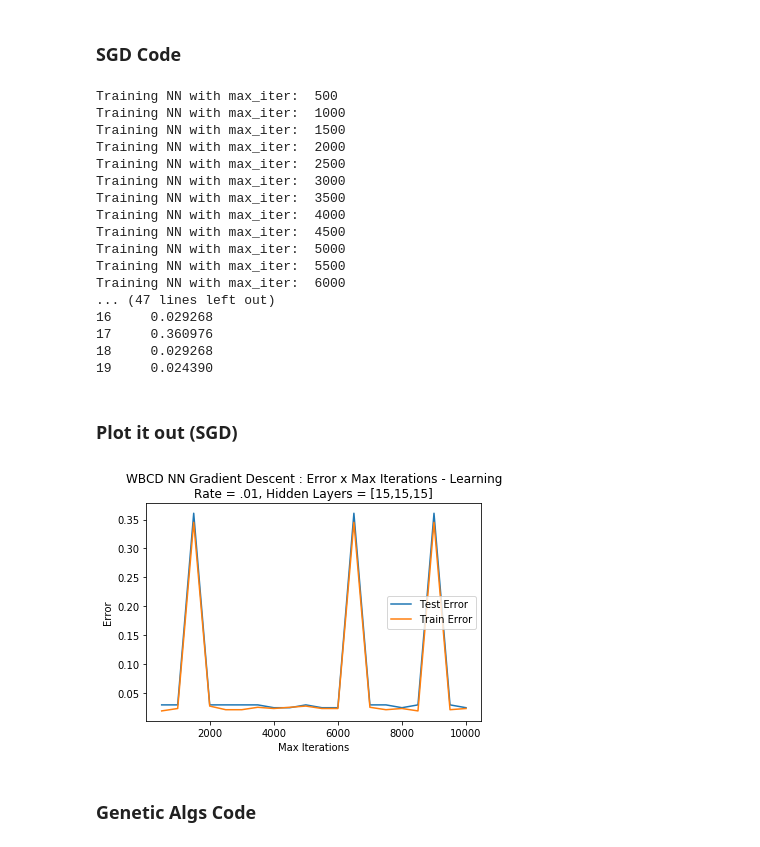
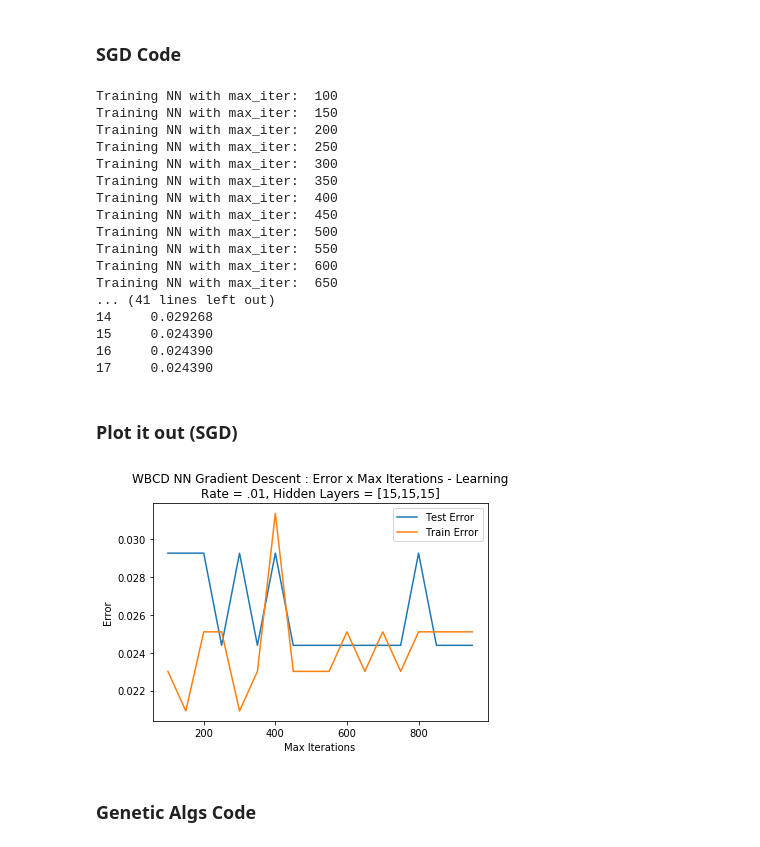
Before and after one commit to sgandhi3607/Project2-Randomized-Optimization, a Jupyter notebook: code/WBCD_NN_Graphing.ipynb, the cells around one changed output. Drawn from its saved outputs; the diff is of its cells as text; code cells hidden in the pictures.

```diff
--- a/code/WBCD_NN_Graphing.ipynb
+++ b/code/WBCD_NN_Graphing.ipynb
@@ -253,7 +253,8 @@ plt.savefig("../plots/" + filename)
 # %% [markdown]
 ### RHC Code
 # %%
-np.random.seed(5)
+# np.random.seed(5)
+np.random.seed(27)
 
 hidden_node_architecture = [15, 15, 15]
 
@@ -268,7 +269,8 @@ data = []
 cols = ["Max Iterations", "training accuracy", "testing accuracy", "training MSE", "testing MSE"]
 
 # COMMENCE TRAINING LOOP
-for max_iter in range(500, 10001, 500) :
+# for max_iter in range(500, 10001, 500) :
+for max_iter in range(100, 2000, 50) :
 
     print("Training NN with max_iter: ", max_iter)
 
@@ -276,7 +278,7 @@ for max_iter in range(500, 10001, 500) :
                                         algorithm = 'random_hill_climb',
                                         max_iters = max_iter, bias = True, is_classifier = True,
                                         learning_rate = 0.01, early_stopping = True,
-                                        pop_size=100,
+                                        pop_size=100, restarts=5,
                                         clip_max = 5, max_attempts = 100)
 
     nn_sigmoid.fit(X_train, y_train)
@@ -346,7 +348,8 @@ plt.savefig("../plots/" + filename)
 # %% [markdown]
 ### SGD Code
 # %%
-np.random.seed(5)
+# np.random.seed(5)
+np.random.seed(23)
 
 hidden_node_architecture = [15, 15, 15]
 
@@ -361,7 +364,8 @@ data = []
 cols = ["Max Iterations", "training accuracy", "testing accuracy", "training MSE", "testing MSE"]
 
 # COMMENCE TRAINING LOOP
-for max_iter in range(500, 10001, 500) :
+# for max_iter in range(500, 10001, 500) :
+for max_iter in range(100, 1000, 50) :
 
     print("Training NN with max_iter: ", max_iter)
 
@@ -401,40 +405,40 @@ for max_iter in range(500, 10001, 500) :
 result_df = pd.DataFrame(data, columns=cols)
 print(result_df)
 # %% [output]
+Training NN with max_iter:  100
+Training NN with max_iter:  150
+Training NN with max_iter:  200
+Training NN with max_iter:  250
+Training NN with max_iter:  300
+Training NN with max_iter:  350
+Training NN with max_iter:  400
+Training NN with max_iter:  450
 Training NN with max_iter:  500
-Training NN with max_iter:  1000
-Training NN with max_iter:  1500
-Training NN with max_iter:  2000
-Training NN with max_iter:  2500
-Training NN with max_iter:  3000
-Training NN with max_iter:  3500
-Training NN with max_iter:  4000
-Training NN with max_iter:  4500
-Training NN with max_iter:  5000
-Training NN with max_iter:  5500
-Training NN with max_iter:  6000
-... (47 lines left out)
-16     0.029268
-17     0.360976
-18     0.029268
-19     0.024390
+Training NN with max_iter:  550
+Training NN with max_iter:  600
+Training NN with max_iter:  650
+... (41 lines left out)
+14     0.029268
+15     0.024390
+16     0.024390
+17     0.024390
 # %% [markdown]
 ### Plot it out (SGD)
 # %%
 
 plt.figure()
 title = "WBCD NN Gradient Descent : Error x Max Iterations - Learning Rate = .01, Hidden Layers = [15,15,15]"
 plt.title('\n'.join(wrap(title,60)))
 # plt.subplots_adjust(top=0.85)
 plt.plot(max_iter_list, testError, '-', label='Test Error')
 plt.plot(max_iter_list, trainError, '-', label='Train Error')
 plt.legend()
 plt.xlabel('Max Iterations')
 plt.ylabel('Error')
-filename = 'WBCD_SGD_MaxIter.png'
+filename = 'WBCD_SGD_MaxIter_SMALLVar_Seed23.png'
 plt.savefig("../plots/" + filename)
 # %% [output]
-[figure, old version]
+[figure, new version]
 # %% [markdown]
 ### Genetic Algs Code
 # %%
```
Also changed, not shown: parts of 2 cells of this notebook, 27 other files.
